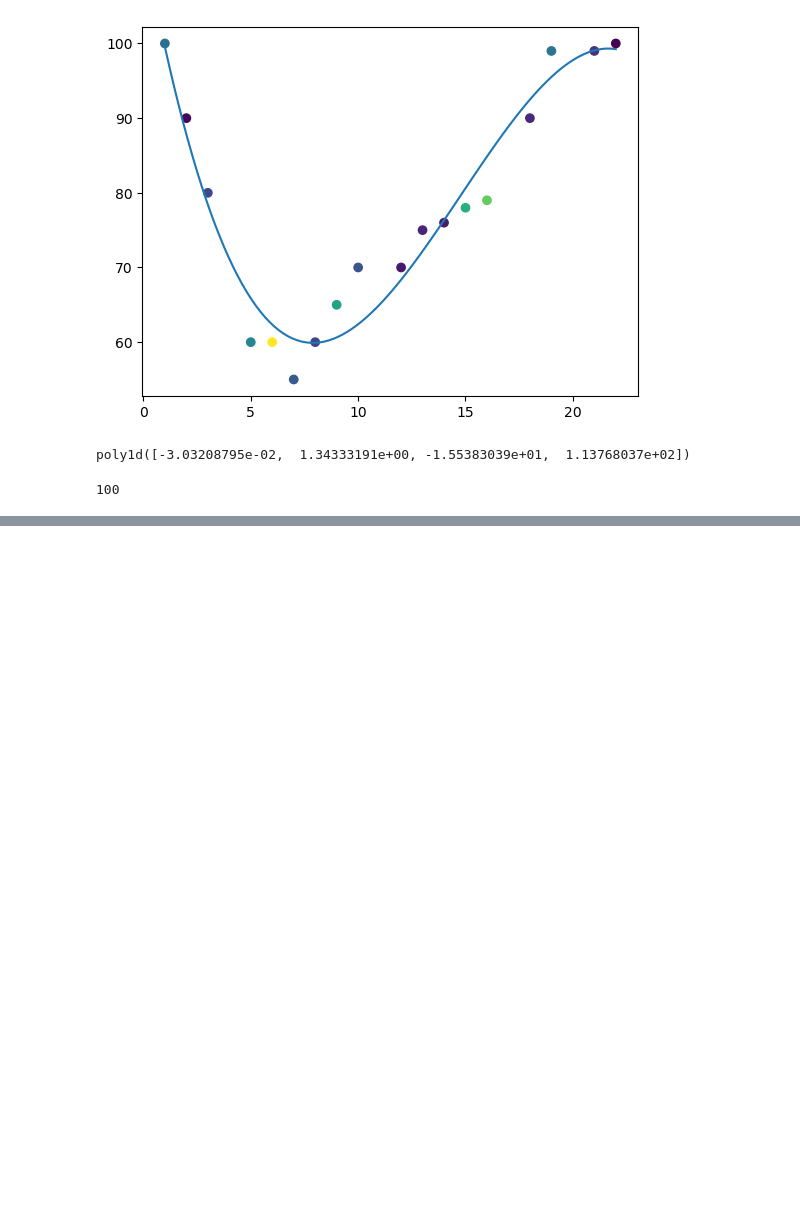
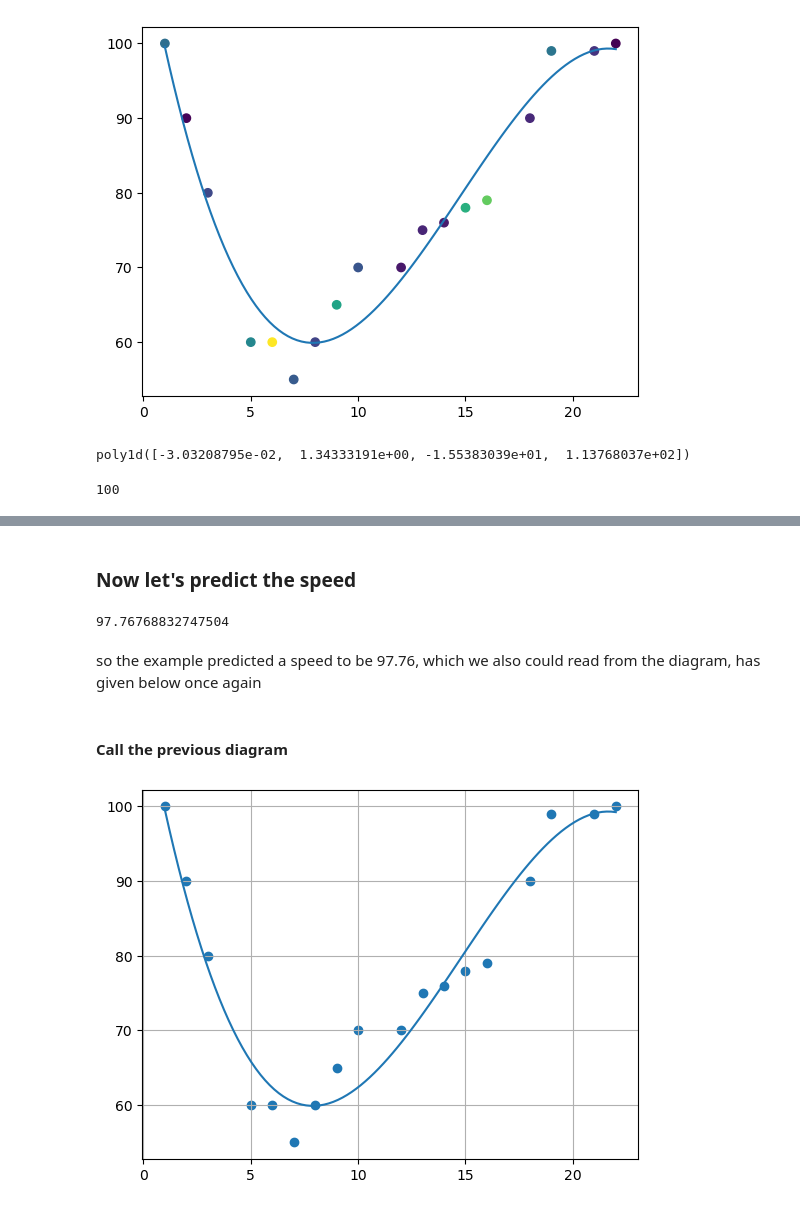
Before and after one commit to jabedkhanjb/Machine-Learning, a Jupyter notebook: Polynomial Regression.ipynb, the cells around one changed output, grey strips where cells are left out. Cells and saved outputs as stored; diff of their text form; code cells hidden in the pictures; blank space fills up the shorter version.

```diff
--- a/Polynomial Regression.ipynb
+++ b/Polynomial Regression.ipynb
@@ -37,0 +77,3 @@ len(myline)
+# %%
+x = [1,2,3,5,6,7,8,9,10,12,13,14,15,16,18,19,21,22]
+y = [100,90,80,60,60,55,60,65,70,70,75,76,78,79,90,99,99,100]
@@ -37,0 +109,2 @@ len(myline)
+# %% [markdown]
+### Now let's predict the speed
@@ -37,0 +113,15 @@ len(myline)
+# %%
+print(speed)
+# %% [output]
+97.76768832747504
+# %% [markdown]
+so the example predicted a speed to be 97.76, which we also could read from the diagram, has given below once again
+# %% [markdown]
+#### Call the previous diagram
+# %%
+plt.scatter(x, y)
+plt.plot(line, model(line))
+plt.grid()
+plt.show()
+# %% [output]
+[figure, added]
```
Also changed, not shown: parts of 33 cells of this notebook.
